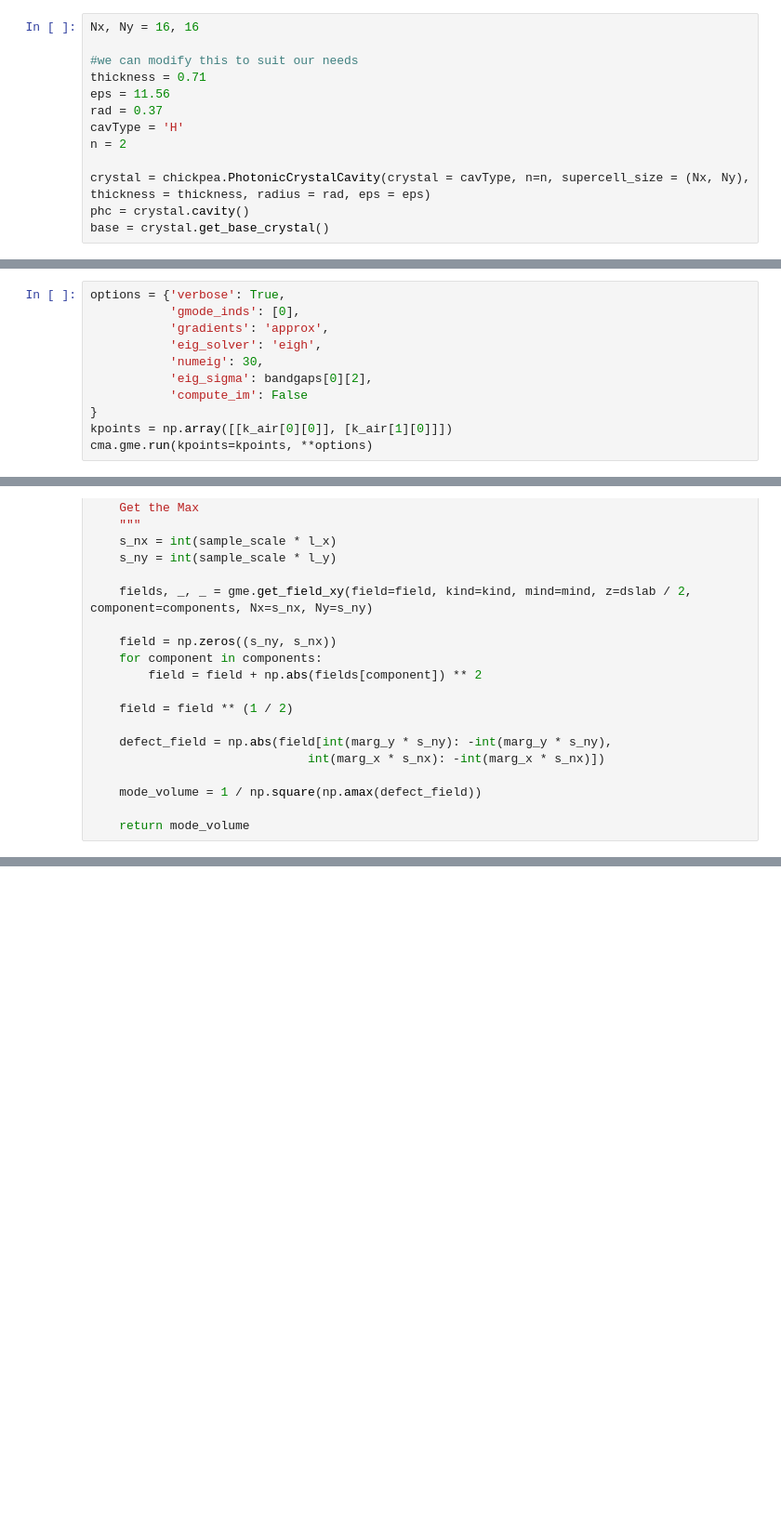
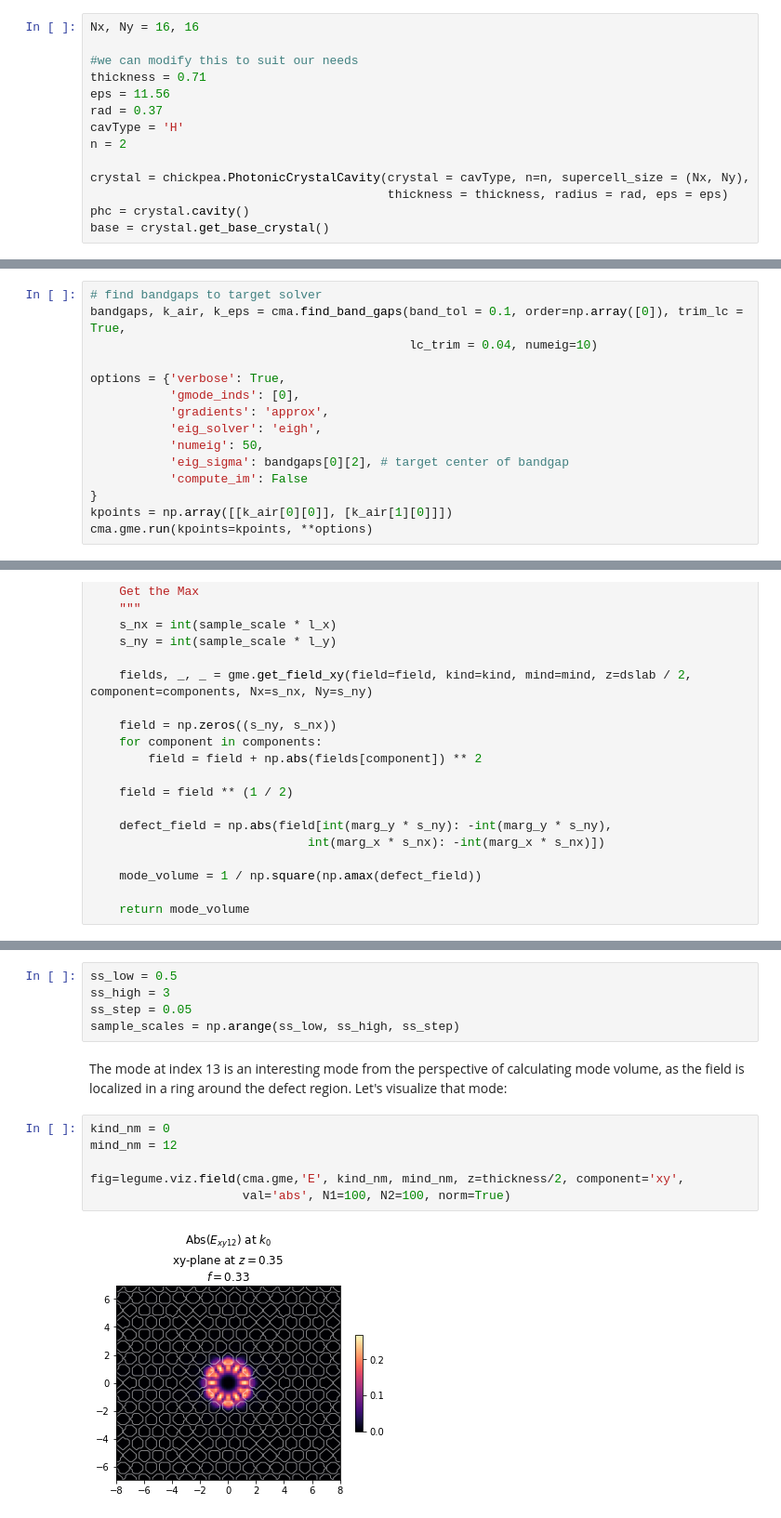
Before and after one commit to ENPH-2113-Silicon-Photonics/legume, a Jupyter notebook: chickpea_docs/05_Normalization_and_Mode_Volume.ipynb, the cells around one changed output, grey strips where cells are left out. Shown at 93% size. Drawn from its saved outputs; the diff is of its cells as text; blank space fills up the shorter version.

```diff
--- a/chickpea_docs/05_Normalization_and_Mode_Volume.ipynb
+++ b/chickpea_docs/05_Normalization_and_Mode_Volume.ipynb
@@ -29,7 +31,8 @@ rad = 0.37
 cavType = 'H'
 n = 2
 
-crystal = chickpea.PhotonicCrystalCavity(crystal = cavType, n=n, supercell_size = (Nx, Ny), thickness = thickness, radius = rad, eps = eps)
+crystal = chickpea.PhotonicCrystalCavity(crystal = cavType, n=n, supercell_size = (Nx, Ny),
+                                         thickness = thickness, radius = rad, eps = eps)
 phc = crystal.cavity()
 base = crystal.get_base_crystal()
 # %%
@@ -62,10 +42,14 @@ The bottom of the dielectric band is at k= (4.188790, 0.000000).
 # %%
+# find bandgaps to target solver
+bandgaps, k_air, k_eps = cma.find_band_gaps(band_tol = 0.1, order=np.array([0]), trim_lc = True,
+                                            lc_trim = 0.04, numeig=10)
+
 options = {'verbose': True,
            'gmode_inds': [0],
            'gradients': 'approx',
            'eig_solver': 'eigh',
-           'numeig': 30,
-           'eig_sigma': bandgaps[0][2],
+           'numeig': 50,
+           'eig_sigma': bandgaps[0][2], # target center of bandgap
            'compute_im': False
 }
 kpoints = np.array([[k_air[0][0]], [k_air[1][0]]])
@@ -148,0 +109,16 @@ In conclusion, to use the cma class effectively get mode volume, we need to be c
+# %%
+ss_low = 0.5
+ss_high = 3
+ss_step = 0.05
+sample_scales = np.arange(ss_low, ss_high, ss_step)
+# %% [markdown]
+The mode at index 13 is an interesting mode from the perspective of calculating mode volume,
+as the field is localized in a ring around the defect region. Let's visualize that mode:
+# %%
+kind_nm = 0
+mind_nm = 12
+
+fig=legume.viz.field(cma.gme,'E', kind_nm, mind_nm, z=thickness/2, component='xy',
+                     val='abs', N1=100, N2=100, norm=True)
+# %% [output]
+[figure, added]
```
Also changed, not shown: parts of 21 cells of this notebook, 3 other files.
